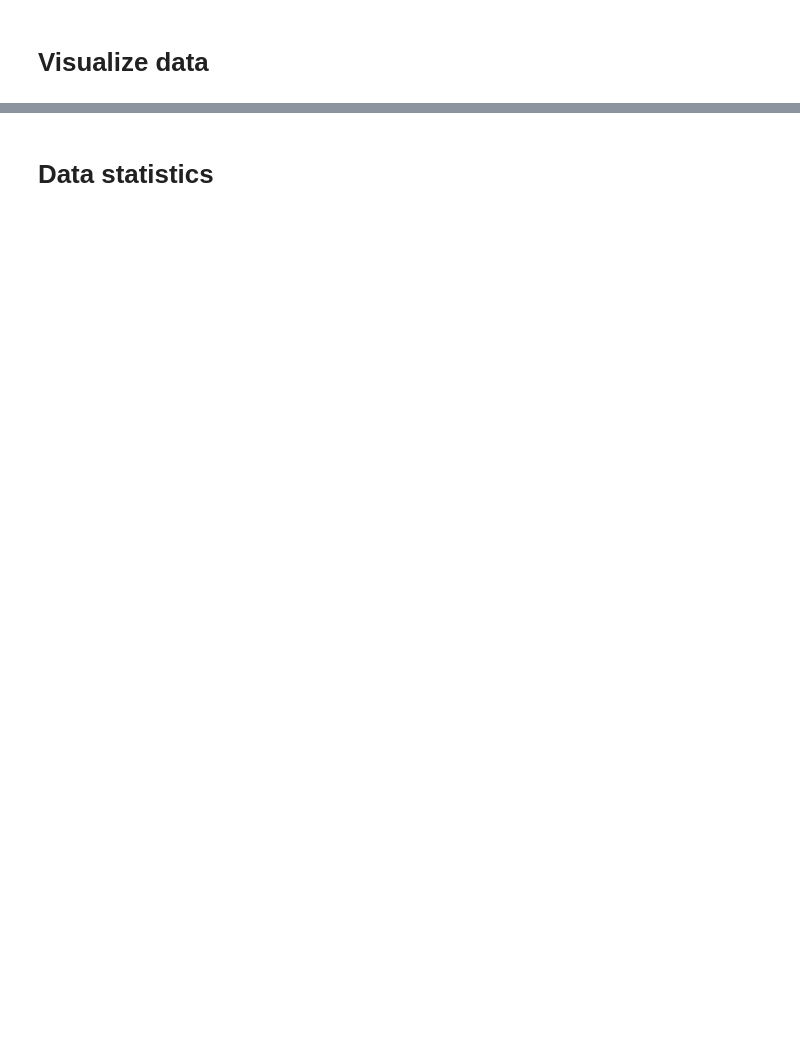
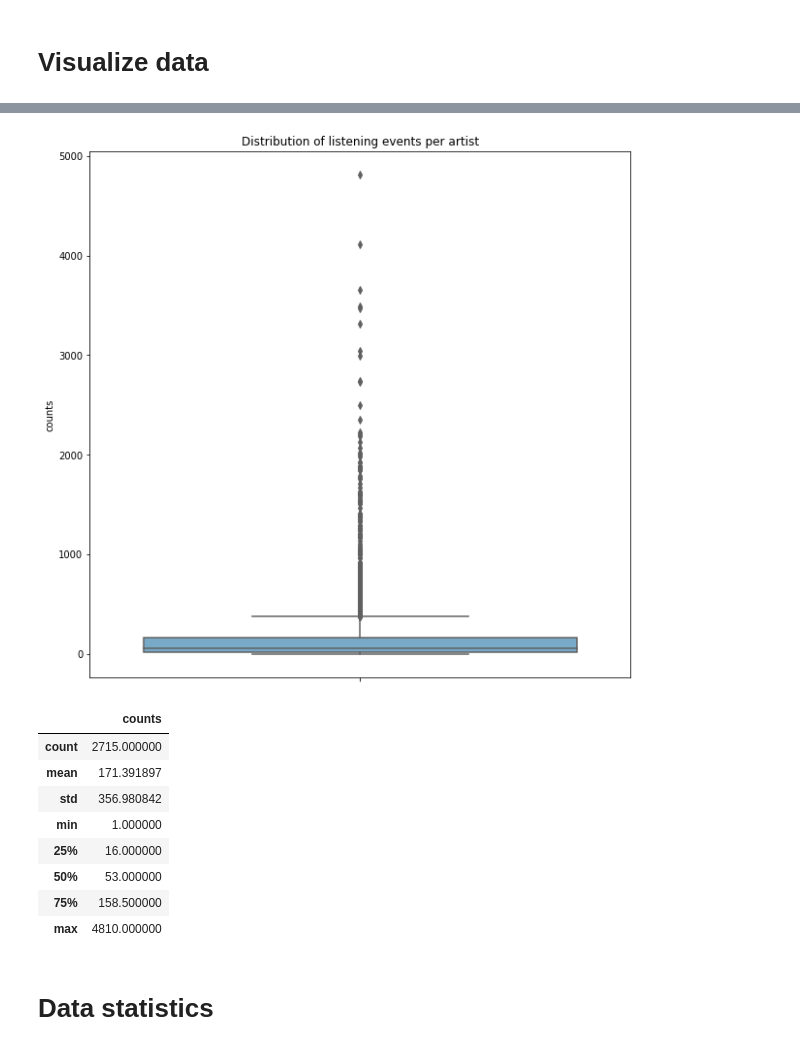
Before and after one commit to Katrin-Leberfinger/Hybrid-gender-debiased-music-recommendation, a Jupyter notebook: 01_data_preprocessing.ipynb, the cells around one changed output, grey strips where cells are left out. Drawn from its saved outputs; the diff is of its cells as text; code cells hidden in the pictures; blank space fills up the shorter version.

```diff
--- a/01_data_preprocessing.ipynb
+++ b/01_data_preprocessing.ipynb
@@ -184,3 +222,21 @@ data_interaction_plot_per_user[['counts']].describe()
+# %%
+import seaborn as sns
+plt.figure(figsize=(10,10))
+sns.boxplot(y = data_interaction_plot_per_artist['counts'], palette="Blues")
+plt.title("Distribution of listening events per artist")
+plt.show()
+data_interaction_plot_per_artist[['counts']].describe()
+# %% [output]
+[figure, added]
+|  | counts |
+| count | 2715.000000 |
+| mean | 171.391897 |
+| std | 356.980842 |
+| min | 1.000000 |
+| 25% | 16.000000 |
+| 50% | 53.000000 |
+| 75% | 158.500000 |
+| max | 4810.000000 |
 # %% [markdown]
 # Data statistics
 # %%
```
Also changed, not shown: parts of 25 cells of this notebook.
